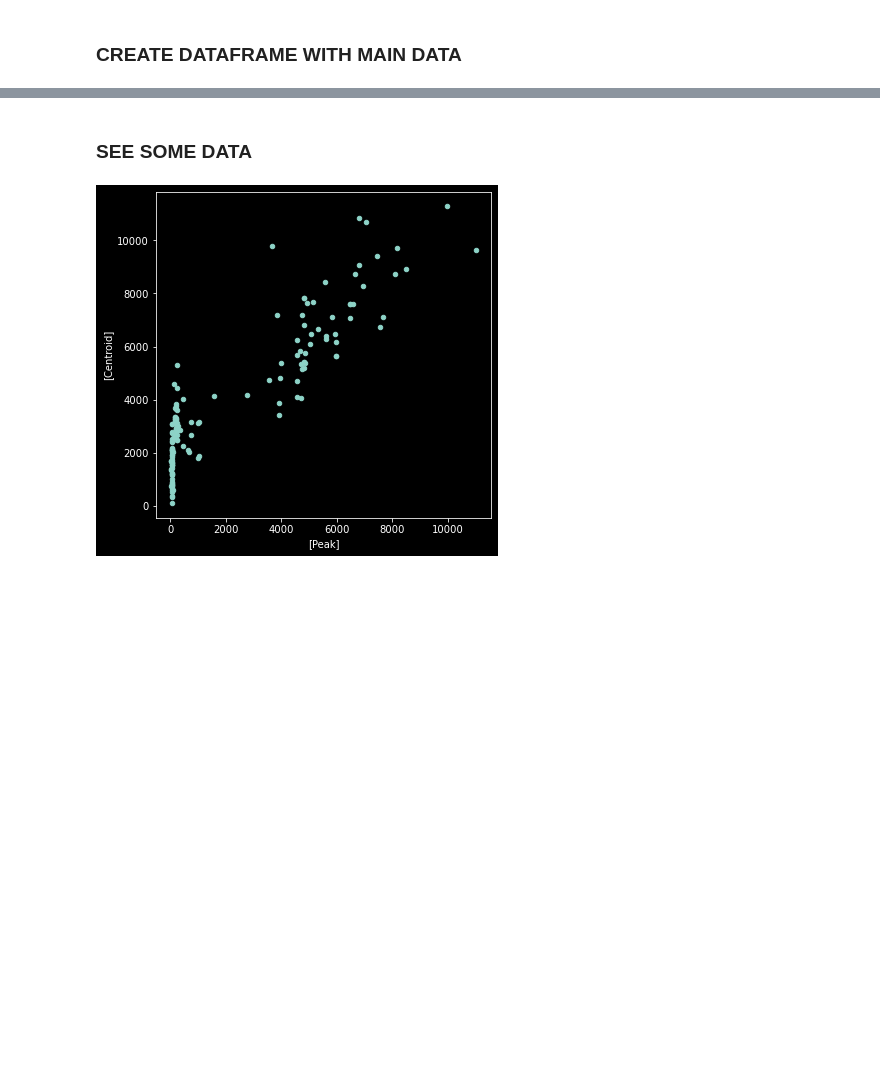
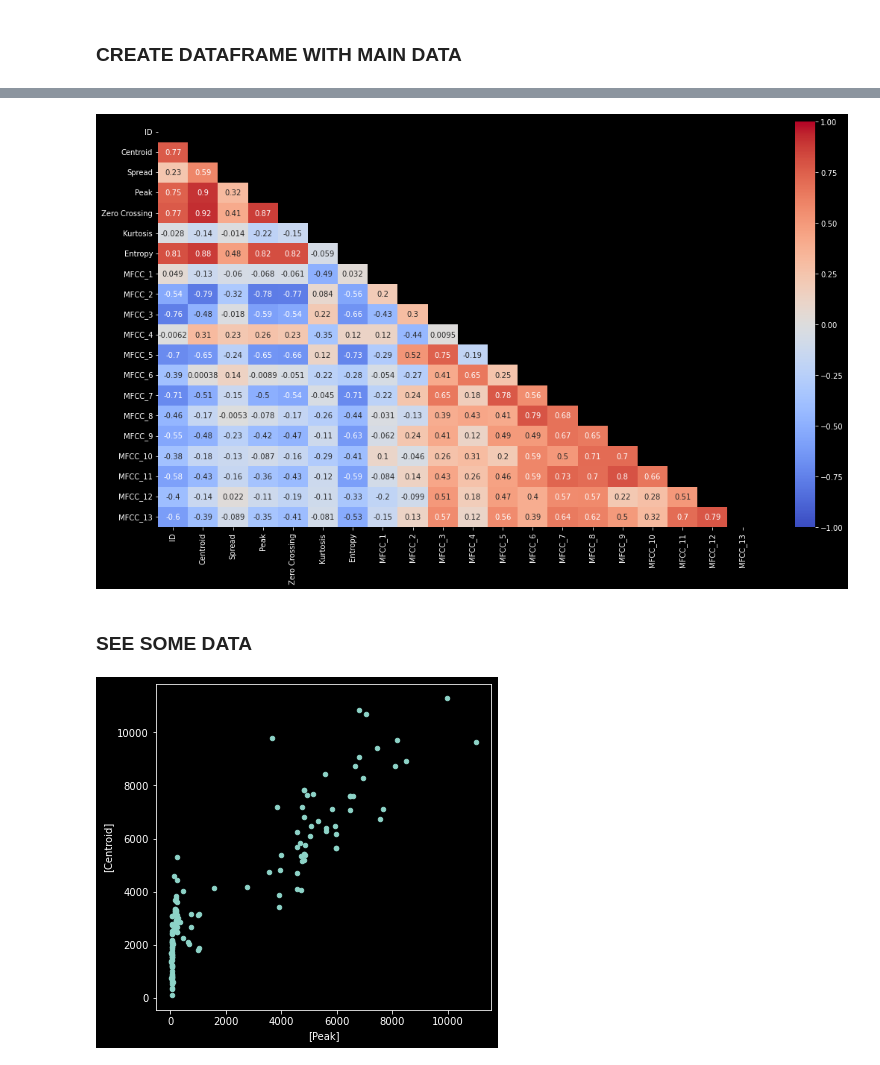
Before and after one commit to jsvaldezv/instruments-classifier, a Jupyter notebook: Drums_Classification.ipynb, the cells around one changed output, grey strips where cells are left out. Cells and saved outputs as stored; diff of their text form; code cells hidden in the pictures; blank space fills up the shorter version.

```diff
--- a/Drums_Classification.ipynb
+++ b/Drums_Classification.ipynb
@@ -487,3 +565,10 @@ datos
+# %%
+plt.figure(figsize=(18,10))
+corr_df = datos.corr()
+mask = np.triu(np.ones_like(corr_df))
+sns.heatmap(datos.corr(),cmap='coolwarm',annot=True, annot_kws={'fontsize':10}, mask=mask, vmin=-1, vmax=1);
+# %% [output]
+[figure, added]
 # %% [markdown]
 ### SEE SOME DATA
 # %%
```
Also changed, not shown: parts of 20 cells of this notebook.
